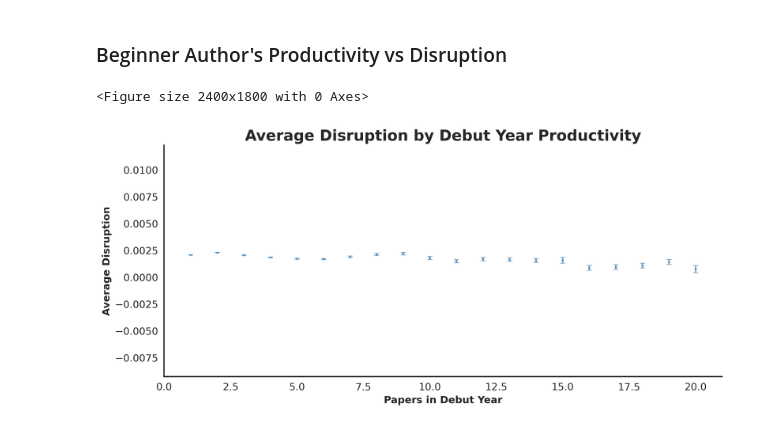
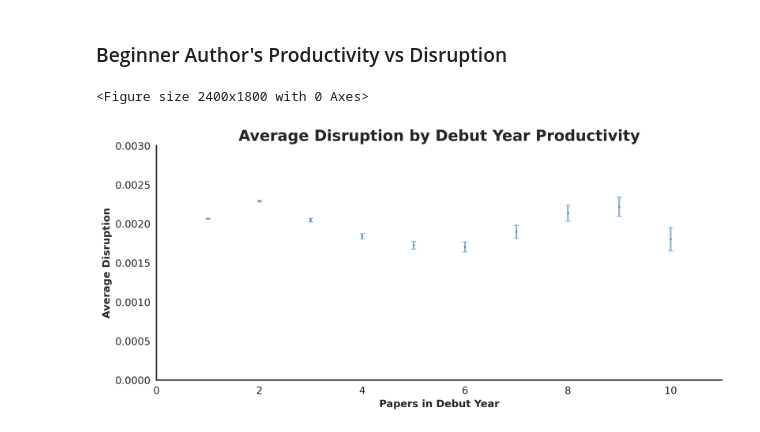
Before and after one commit to cssai-research/beginners_charm, a Jupyter notebook: productivity_pattern_analysis.ipynb, the cells around one changed output. Saved outputs shown, nothing was run; the diff lists cells and outputs as text; code cells hidden in the pictures.

```diff
--- a/productivity_pattern_analysis.ipynb
+++ b/productivity_pattern_analysis.ipynb
@@ -342,7 +342,7 @@ p-value = 0.0000, Significant
 ### Beginner Author's Productivity vs Disruption
 # %%
 df_debut = pd.read_csv("data/beginner_authors_productivity_pattern.csv")
-df_debut = df_debut[df_debut["Paper_Count_In_Prev_Years"] <= 20]
+df_debut = df_debut[df_debut["Paper_Count_In_Prev_Years"] <= 10]
 
 def plot_debut_papers_vs_disruption(df):
     setup_plotting_style()
@@ -354,33 +354,33 @@ def plot_debut_papers_vs_disruption(df):
         df["Paper_Count_In_Prev_Years"],
         df["Avg_Avg_Disruption"],
         s=2,
         alpha=0.8,
         color='steelblue'
     )
 
     # Add error bars for each point
     plt.errorbar(
         df["Paper_Count_In_Prev_Years"],
         df["Avg_Avg_Disruption"],
         yerr=df["STD_ERR"],
         fmt='none',
         ecolor='steelblue',
         alpha=0.6,
         capsize=3,
         capthick=1
     )
 
     plt.title(
         f"Average Disruption by Debut Year Productivity", fontweight="bold", fontsize=18
     )
     plt.xlabel("Papers in Debut Year", fontweight="bold", fontsize=12)
     plt.ylabel("Average Disruption", fontweight="bold", fontsize=12)
-    plt.xlim(0, 21)
-    plt.ylim(df["Avg_Avg_Disruption"].min() - 0.01, df["Avg_Avg_Disruption"].max() + 0.01)
+    plt.xlim(0, 11)
+    plt.ylim(0.00, 0.003)
     sns.despine()
 
 plot_debut_papers_vs_disruption(df_debut)
 plt.savefig("Figures/Debut_Year_Papers_Vs_Disruption.pdf", bbox_inches="tight")
 # %% [output]
 <Figure size 2400x1800 with 0 Axes>
-[figure, old version]
+[figure, new version]
```
Also changed, not shown: parts of 4 cells of this notebook, 4 other files.
